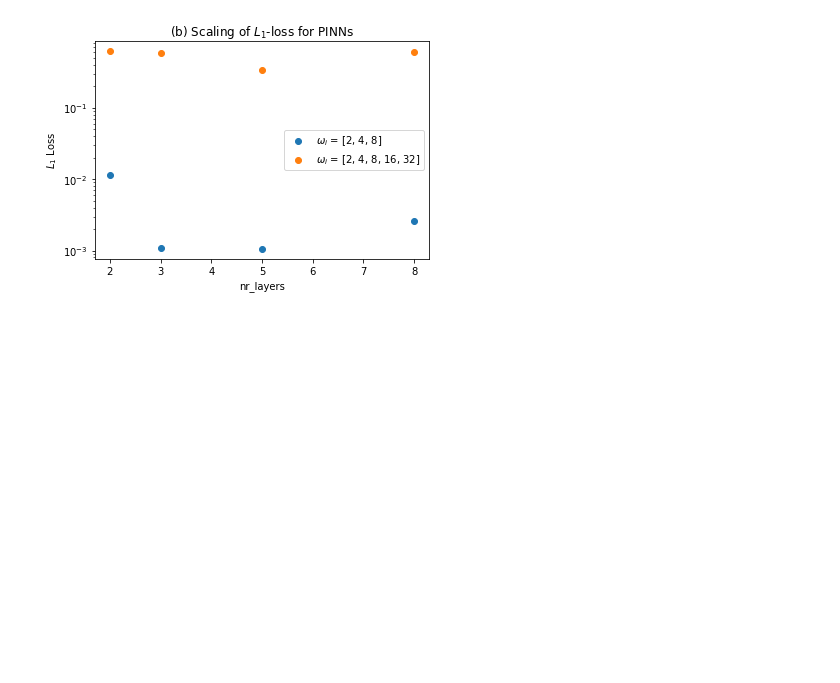
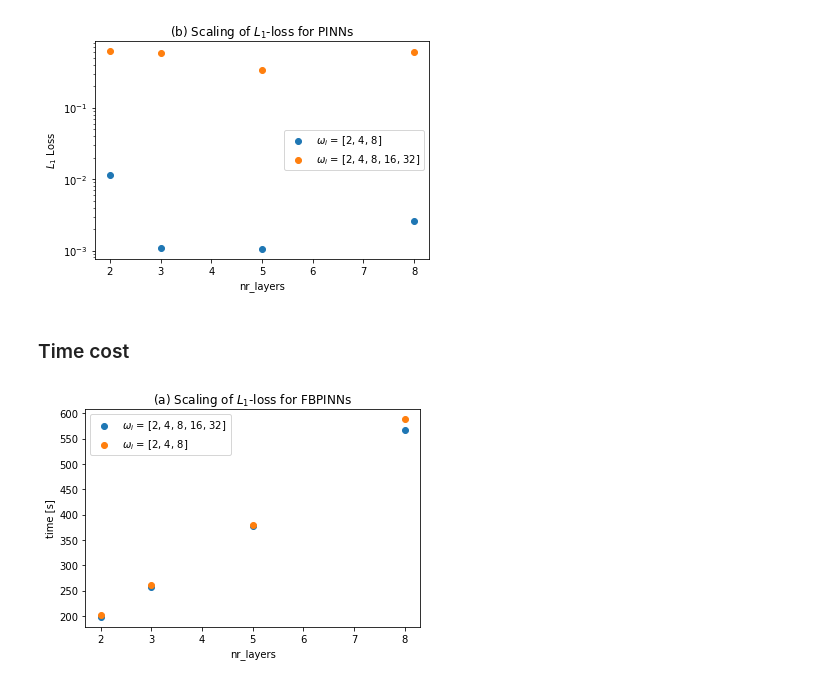
Before and after one commit to guglielmopacifico/DeepLearning, a Jupyter notebook: Task_B/Final_Version/Scale_PINN.ipynb, the cells around one changed output. Cells and saved outputs as stored; diff of their text form; code cells hidden in the pictures; blank space fills up the shorter version.

Commit message:
added time complexity plots

```diff
--- a/Task_B/Final_Version/Scale_PINN.ipynb
+++ b/Task_B/Final_Version/Scale_PINN.ipynb
@@ -279,6 +279,34 @@ plt.show()
 # %% [output]
 [0.011519457, 0.0010799369, 0.0010518575, 0.0026093624]
 [figure]
+# %% [markdown]
+### Time cost
+# %%
+x = n_hidden_layers
+
+# times_5 = [1213, 2205, 2725, 3639]
+# times_3 = [945, 2810, 4667, 9293]
+
+# [ 3  min  21  s, 4  min  22  s, 6  min  19  s, 9  min  48  s]
+# [ 3  min  18  s ,4  min  17  s,6  min  17  s, 9  min  26  s]
+
+times_3 = [201, 262, 379, 588]
+times_5 = [198, 257, 377, 566]
+
+fig = plt.figure(figsize= (6, 4))
+
+# plt.scatter(x, l1_loss_min, alpha = 1, label = r'$\omega_i$ = [2, 4, 8]')
+plt.scatter(x, times_5, alpha = 1, label = r'$\omega_i$ = [2, 4, 8, 16, 32]')
+plt.scatter(x, times_3, alpha = 1, label = r'$\omega_i$ = [2, 4, 8]')
+plt.legend()
+plt.title(r'(a) Scaling of $L_1$-loss for FBPINNs')
+# plt.yscale('log')
+plt.xlabel('nr_layers')
+plt.ylabel(r"time [s]")
+plt.savefig("time_scatter_pinn.pdf")
+plt.show()
+# %% [output]
+[figure, added]
 # %%
 
 
```
Also changed, not shown: 3 other files.
